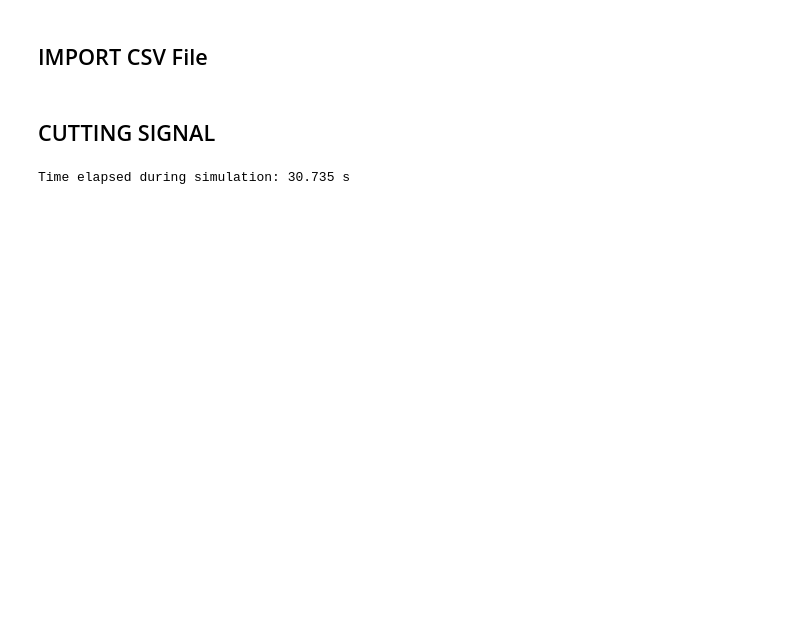
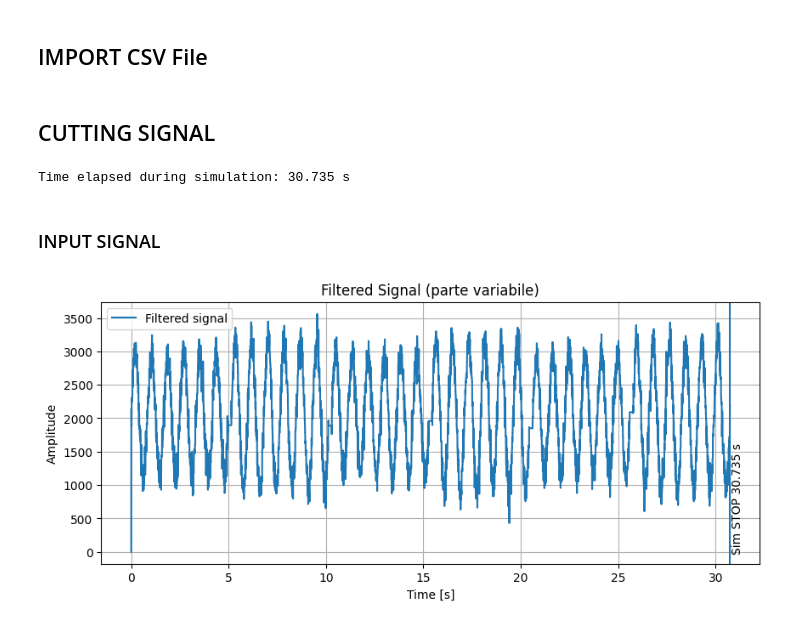
Before and after one commit to Tonyb94/PPG-Signal-Processing, a Jupyter notebook: offline_analysis/notebooks/filter_design.ipynb, the cells around one changed output. Saved outputs shown, nothing was run; the diff lists cells and outputs as text; code cells hidden in the pictures; blank space fills up the shorter version.

```diff
--- a/offline_analysis/notebooks/filter_design.ipynb
+++ b/offline_analysis/notebooks/filter_design.ipynb
@@ -36,3 +36,18 @@ time_cut = time[start:end]
 filtered_cut = filtered_signal[start:end]
 adc_raw_cut = ppg_input[start:end]
+# %% [markdown]
+### INPUT SIGNAL ###
+# %%
+plt.figure(figsize=(10,4))
+plt.plot(time_cut, adc_raw_cut, label="Filtered signal")
+plt.xlabel("Time [s]")
+plt.axvline(acquisition_time)
+plt.text(acquisition_time + 0.1,0,f'Sim STOP {acquisition_time} s',rotation=90)
+plt.ylabel("Amplitude")
+plt.title("Filtered Signal (parte variabile)")
+plt.grid(True)
+plt.legend()
+plt.show()
+# %% [output]
+[figure, added]
 # %%
```
Also changed, not shown: parts of 5 cells of this notebook.
